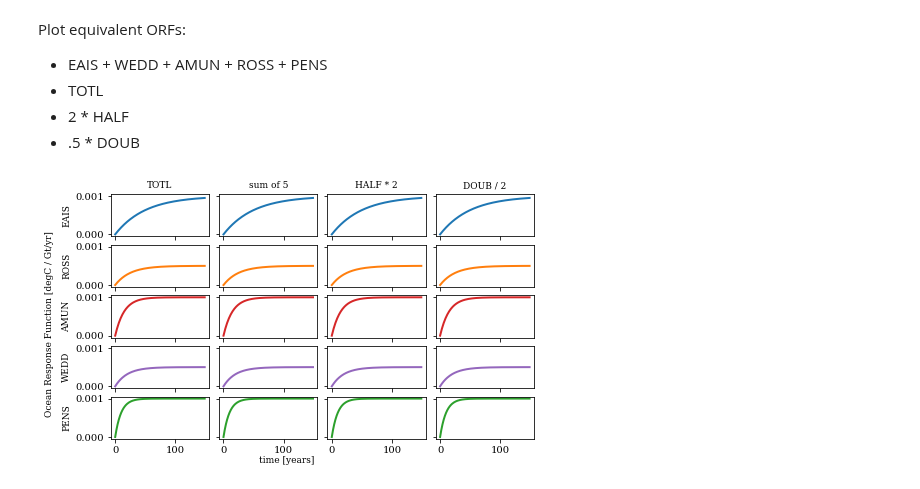
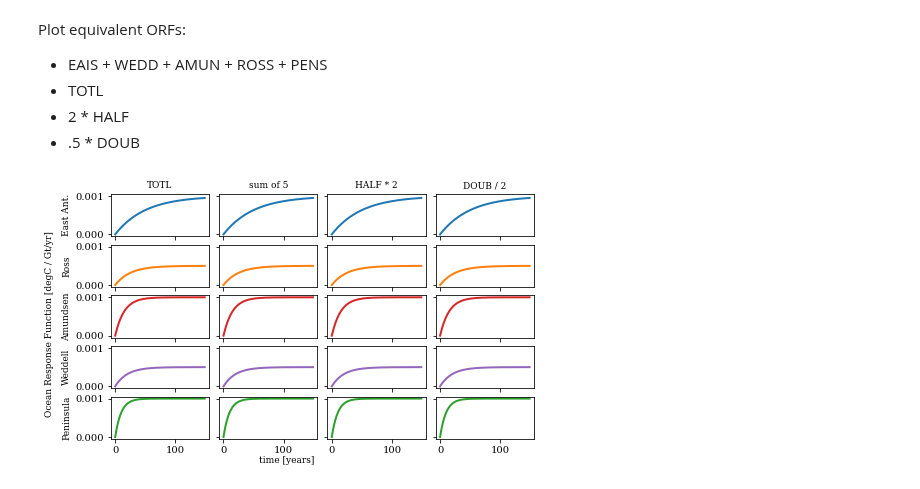
Before and after one commit to erwinlambert/feedback, a Jupyter notebook: notebooks/Draftplot_linearitycheck.ipynb, the cells around one changed output. Saved outputs shown, nothing was run; the diff lists cells and outputs as text; code cells hidden in the pictures.

```diff
--- a/notebooks/Draftplot_linearitycheck.ipynb
+++ b/notebooks/Draftplot_linearitycheck.ipynb
@@ -24,23 +24,25 @@ mpl.rcParams['figure.subplot.right'] = .99
 mpl.rcParams['figure.subplot.bottom'] = .1
 mpl.rcParams['figure.subplot.top'] = .95
 mpl.rcParams['figure.figsize'] = (7,4)
+
+basinname = ['East Ant.','Ross','Amundsen','Weddell','Peninsula']
 # %%
 fig,ax = plt.subplots(5,4,sharex=True,sharey=True)
 for b,bas in enumerate(ds.basin.values):
     ax[b,0].plot(ds.rftime,ds.orf[:,5,b],c=ut.bcol[bas])
     ax[b,1].plot(ds.rftime,np.sum(ds.orf[:,:5,b],axis=1),c=ut.bcol[bas])
     ax[b,2].plot(ds.rftime,2*ds.orf[:,6,b],c=ut.bcol[bas])
     ax[b,3].plot(ds.rftime,.5*ds.orf[:,7,b],c=ut.bcol[bas])
 
-    ax[b,0].set_ylabel(bas)
+    ax[b,0].set_ylabel(basinname[b])
 ax[0,0].set_title('TOTL')
 ax[0,1].set_title('sum of 5')
 ax[0,2].set_title('HALF * 2')
 ax[0,3].set_title('DOUB / 2')
 fig.supxlabel('time [years]',fontsize=9)
 fig.supylabel('Ocean Response Function [degC / Gt/yr]',fontsize=9)
 
 plt.savefig(f'../draftfigs/linearitycheck.png',dpi=450)
 plt.show()
 # %% [output]
-[figure, old version]
+[figure, new version]
```
Also changed, not shown: 5 other files.
